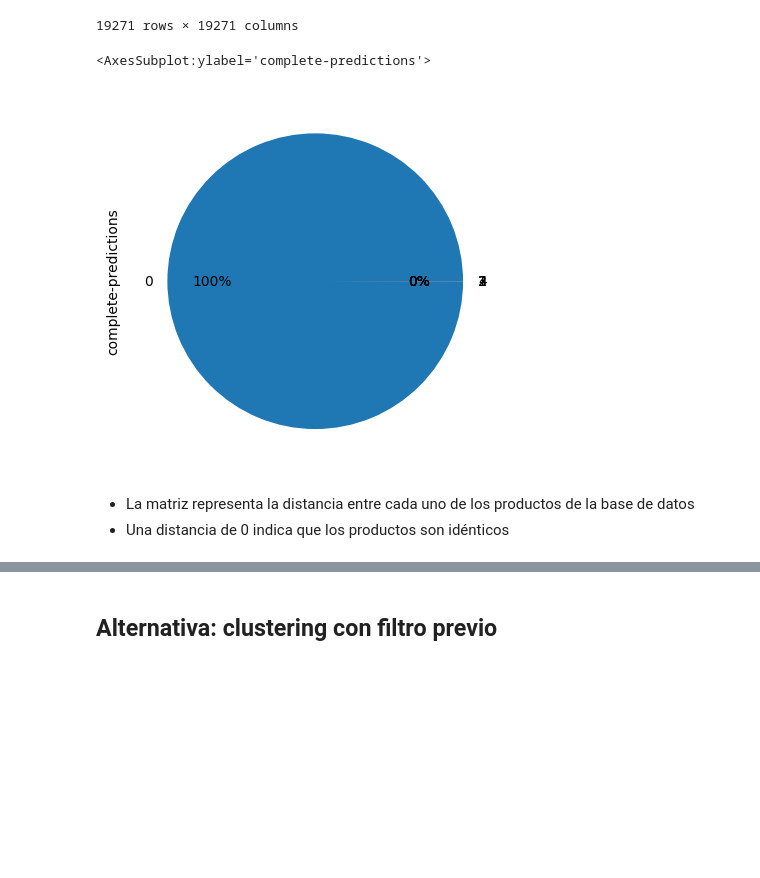
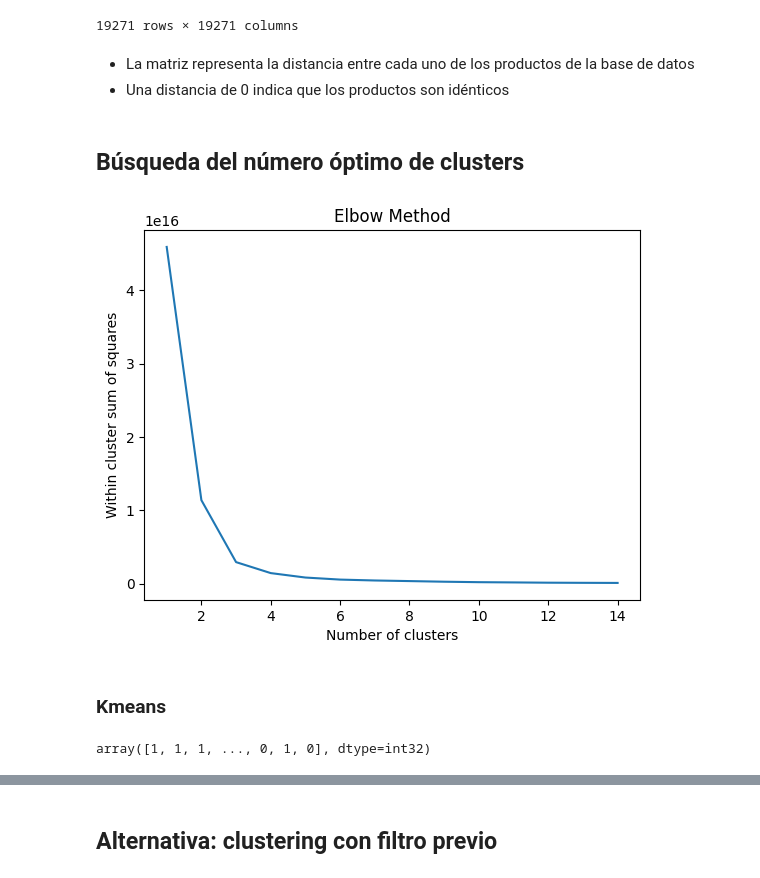
Before and after one commit to AdelaidaZC/MELI-DS-Challenge, a Jupyter notebook: notebooks/Aproximacion_Similitud.ipynb, the cells around one changed output, grey strips where cells are left out. Drawn from its saved outputs; the diff is of its cells as text; code cells hidden in the pictures; blank space fills up the shorter version.

```diff
--- a/notebooks/Aproximacion_Similitud.ipynb
+++ b/notebooks/Aproximacion_Similitud.ipynb
@@ -100,6 +94,0 @@ clusters_complete = model_complete.fit_predict(gower_arr)
-# %%
-df_products_clus['complete-predictions'] = clusters_complete
-df_products_clus['complete-predictions'].value_counts().plot.pie(autopct='%1.0f%%', pctdistance=0.7, labeldistance=1.1)
-# %% [output]
-<AxesSubplot:ylabel='complete-predictions'>
-[figure, removed]
@@ -108,3 +95,34 @@ df_products_clus['complete-predictions'].value_counts().plot.pie(autopct='%1.0f%
 # %% [markdown]
 * La matriz representa la distancia entre cada uno de los productos de la base de datos
 * Una distancia de 0 indica que los productos son idénticos
+# %% [markdown]
+## Búsqueda del número óptimo de clusters
+# %%
+df_products_clus = df_products_prev.copy(deep=True).dropna()
+# %%
+ws = []
+for i in range(1,15):
+    model = KMeans(n_clusters=i,
+                  init = 'k-means++',
+                  max_iter = 300,
+                  n_init=10,
+                  random_state=0)
+    model.fit(df_products_clus)
+    ws.append(model.inertia_)
+#show elbow plot
+plt.plot(range(1,15),ws)
+plt.title('Elbow Method')
+plt.xlabel('Number of clusters')
+plt.ylabel('Within cluster sum of squares')
+plt.show()
+# %% [output]
+[figure, added]
+# %% [markdown]
+### Kmeans
+# %%
+kmeans = KMeans(n_clusters=3).fit(np.array(gower_arr))
+centroids = kmeans.cluster_centers_
+labels = kmeans.predict(np.array(gower_arr))
+labels
+# %% [output]
+array([1, 1, 1, ..., 0, 1, 0], dtype=int32)
```
Also changed, not shown: parts of 6 cells of this notebook, 1 other file.
